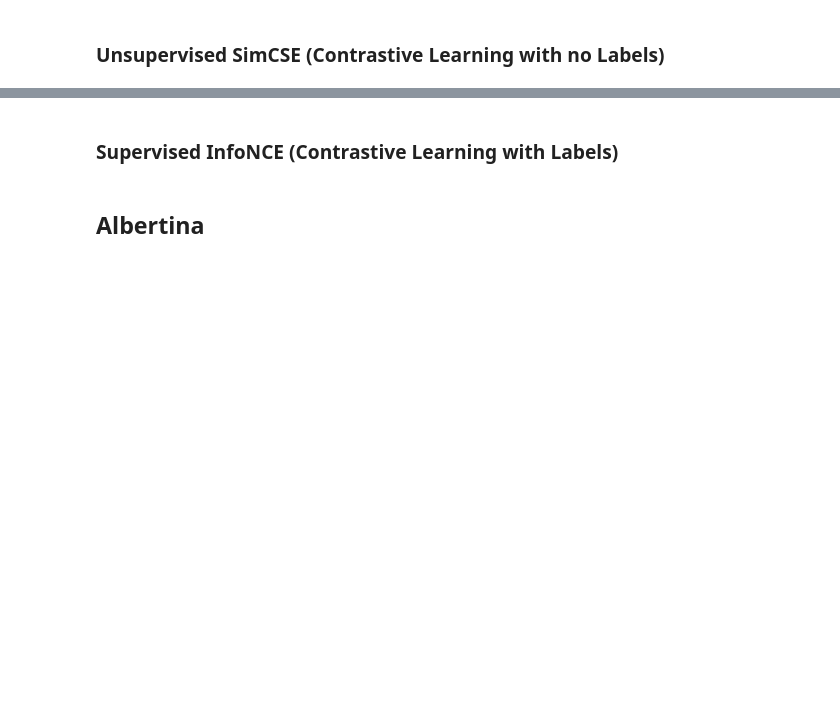
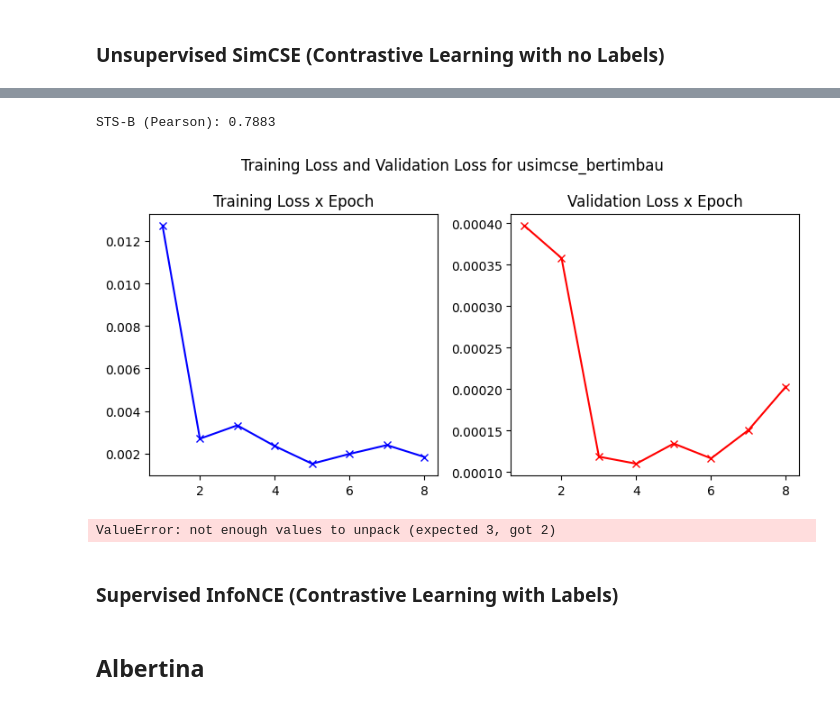
Before and after one commit to Luizerko/indigenous_clusters_and_communities, a Jupyter notebook: tainacan_collection/language_based/language_clustering.ipynb, the cells around one changed output, grey strips where cells are left out. Drawn from its saved outputs; the diff is of its cells as text; code cells hidden in the pictures; blank space fills up the shorter version.

Commit message:
Adding STS-B based methods for validating methods during training, adapting early-stopping to make it less strict (with a margin) and running experiments.

```diff
--- a/tainacan_collection/language_based/language_clustering.ipynb
+++ b/tainacan_collection/language_based/language_clustering.ipynb
@@ -507,17 +520,16 @@ model = USimCSEModel(base_model, tokenizer.pad_token_id, device, dropout_prob)
 optimizer = torch.optim.AdamW(model.parameters(), lr=2e-5)
 epochs = 15
 temperature = 0.05 # Test 0.01, 0.05, 0.1, 0.2
-patience = max(4, math.ceil(epochs*0.1))
+patience = max(3, math.ceil(epochs*0.1))
 model_name = 'usimcse_bertimbau'
 train_dataloader, val_dataloader, test_dataloader = text_dataloader_splits
 
 # Calling training process
 usimcse_indices, usimcse_embeddings, \
-train_losses, val_losses = usimcse_training_loop(model, optimizer, train_dataloader, \
-                                                 val_dataloader, device, epochs, \
-                                                 temperature, patience, model_name)
+train_losses, val_losses, \
+stsb_track = usimcse_training_loop(model, tokenizer, optimizer, train_dataloader, \
+                                   val_dataloader, device, epochs, temperature, patience, \
+                                   model_name)
 
-stsb_test(model, device, tokenizer, max_length=max_length, model_loss='usimcse')
-
-
-plot_training_curves(train_losses, val_losses, model_name)
+plot_training_curves(train_losses, val_losses, stsb_track, model_name)
+# %% [output]
@@ -524,3 +545,5 @@ plot_training_curves(train_losses, val_losses, model_name)
+STS-B (Pearson): 0.7883
+[figure, added]
 # %%
 # Recomputing baseline embedding for fine-tuned model
 with torch.no_grad():
@@ -538,7 +561,7 @@ analyzed_sample = 0
 usimcse_bertimbau_indices = []
 usimcse_bertimbau_embeddings = []
 usimcse_bertimbau_attributions = []
-for indices, input_ids, _ in tqdm(text_dataloader):
+for indices, input_ids in tqdm(text_dataloader):
     # Saving indices
     usimcse_bertimbau_indices.append(indices)
 
@@ -560,6 +583,8 @@ for indices, input_ids, _ in tqdm(text_dataloader):
 usimcse_bertimbau_indices = np.array(usimcse_bertimbau_indices).squeeze(-1)
 usimcse_bertimbau_embeddings = np.array(torch.cat(usimcse_bertimbau_embeddings, dim=0))
 usimcse_bertimbau_attributions = np.array(torch.cat(usimcse_bertimbau_attributions, dim=0))
+# %% [output]
+ValueError: not enough values to unpack (expected 3, got 2)
 # %%
 # Getting data projections
 usimcse_bertimbau_trimap, usimcse_bertimbau_tsne, \
```
Also changed, not shown: parts of 6 cells of this notebook, 1 other file.
